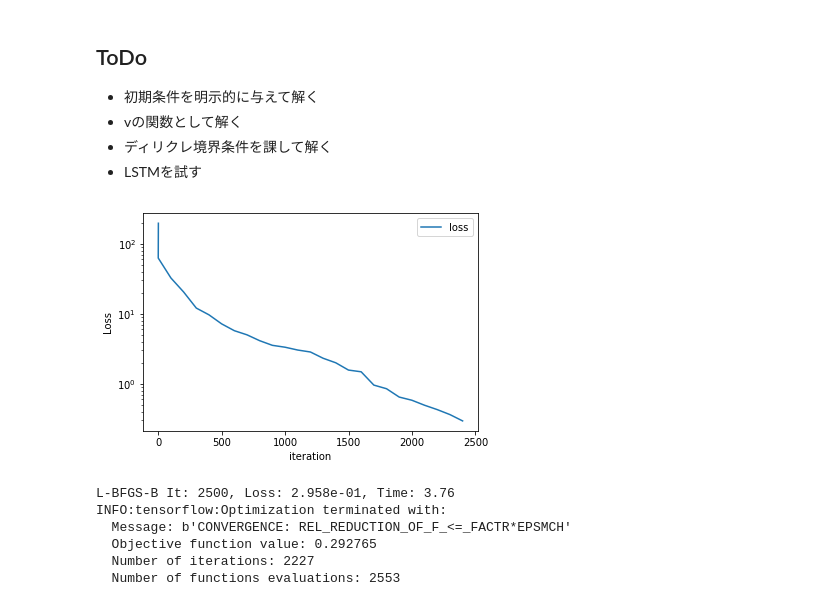
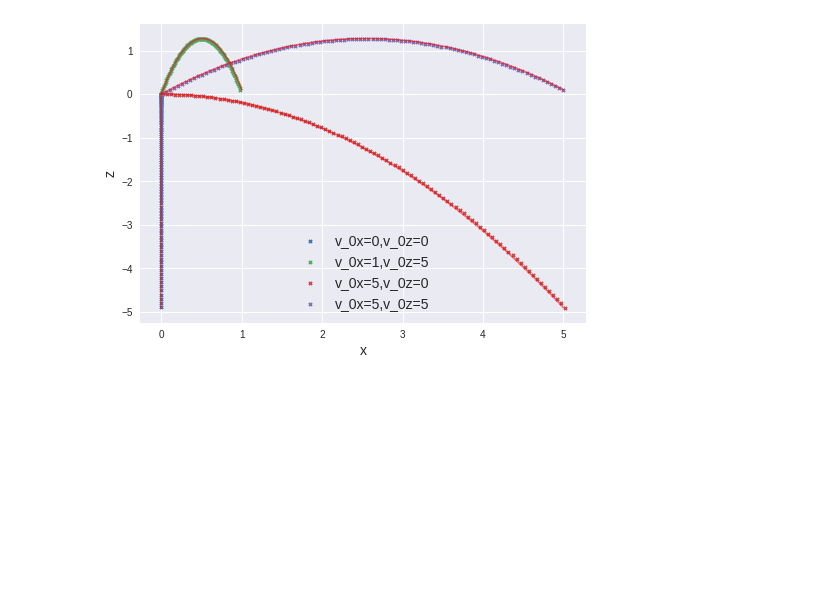
Before and after one commit to ryuoujisinta/differencial_equation, a Jupyter notebook: EOM.ipynb, the cells around one changed output. Drawn from its saved outputs; the diff is of its cells as text; code cells hidden in the pictures; blank space fills up the shorter version.

```diff
--- a/EOM.ipynb
+++ b/EOM.ipynb
@@ -244,20 +252,20 @@ L-BFGS-B It: 1400, Loss: 3.498e+01, Time: 10.41
 # %%
-N = 100
-t = np.linspace(0, 3, N)
-v0_x = 0 * np.ones(N)
-v0_z = 5 * np.ones(N)
+for v0_x, v0_z in [(0, 0), (1, 5), (5, 0), (5, 5)]:
+    N = 100
+    t = np.linspace(0, 1, N)
+    v0_x = v0_x * np.ones(N)
+    v0_z = v0_z * np.ones(N)
 
-x, z = solver.predict(t, v0_x, v0_z)
+    x, z, _, _ = solver.predict(t, v0_x, v0_z)
 
-x_exact = v_x0 * t
-z_exact = v_z0 * t - 9.8 * t ** 2 / 2
+    x_exact = v0_x * t
+    z_exact = v0_z * t - 9.8 * t ** 2 / 2
 
-plt.scatter(x, z, s=1)
-plt.plot(x_exact, z_exact, alpha=0.5, c="r")
+    plt.scatter(x, z, s=10, marker="x", label="v_0x={:.0f},v_0z={:.0f}".format(v0_x[0], v0_z[0]))
+    plt.plot(x_exact, z_exact, alpha=0.5, c="r")
+plt.legend(fontsize=14)
+plt.xlabel("x", fontsize=14)
+plt.ylabel("z", fontsize=14)
 plt.show()
+# %% [output]
+[figure, added]
-# %% [markdown]
-## ToDo
-- 初期条件を明示的に与えて解く
-- vの関数として解く
-- ディリクレ境界条件を課して解く
-- LSTMを試す
@@ -421,19 +271,0 @@ class Solver:
-# %%
-N = 10000
-T = 10
-x_T = 10
-z_T = 0
-t_f = np.linspace(0, T, N)
-
-layers = [20] * 8
-layers = [1, *layers, 2]
-solver = Solver(t_f, T, x_T, z_T, layers)
-solver.train(0)
-# %% [output]
-[figure, removed]
-L-BFGS-B It: 2500, Loss: 2.958e-01, Time: 3.76
-INFO:tensorflow:Optimization terminated with:
-  Message: b'CONVERGENCE: REL_REDUCTION_OF_F_<=_FACTR*EPSMCH'
-  Objective function value: 0.292765
-  Number of iterations: 2227
-  Number of functions evaluations: 2553
```
Also changed, not shown: parts of 10 cells of this notebook.
